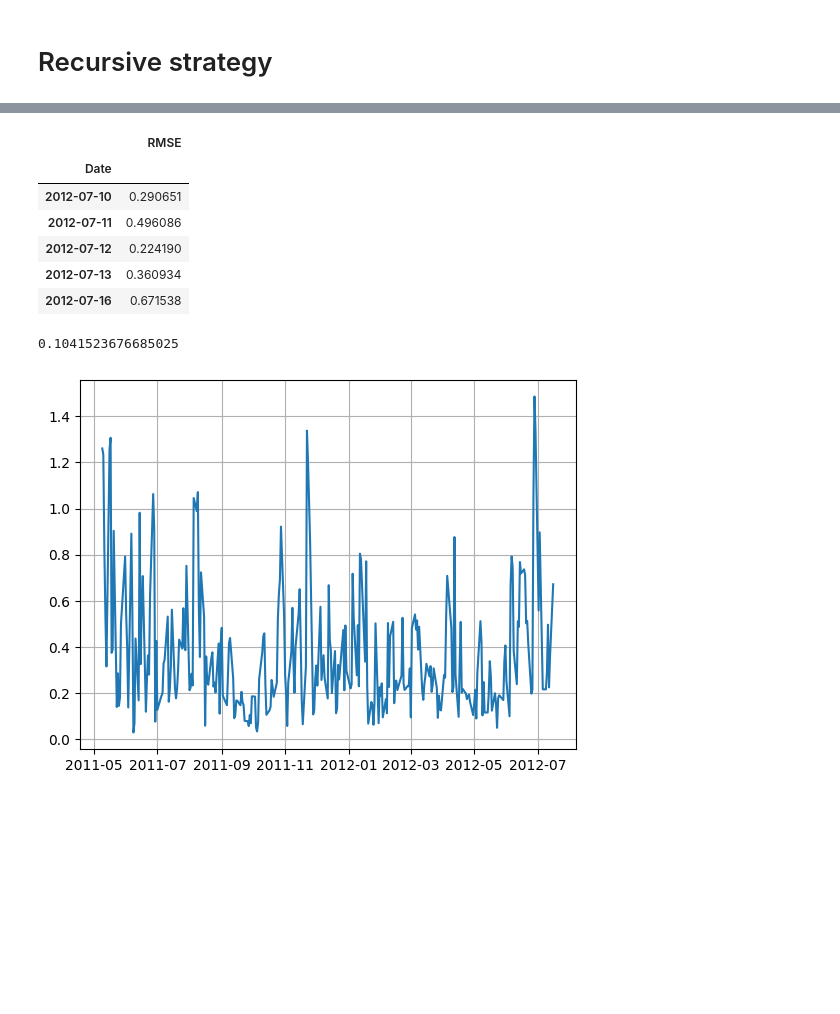
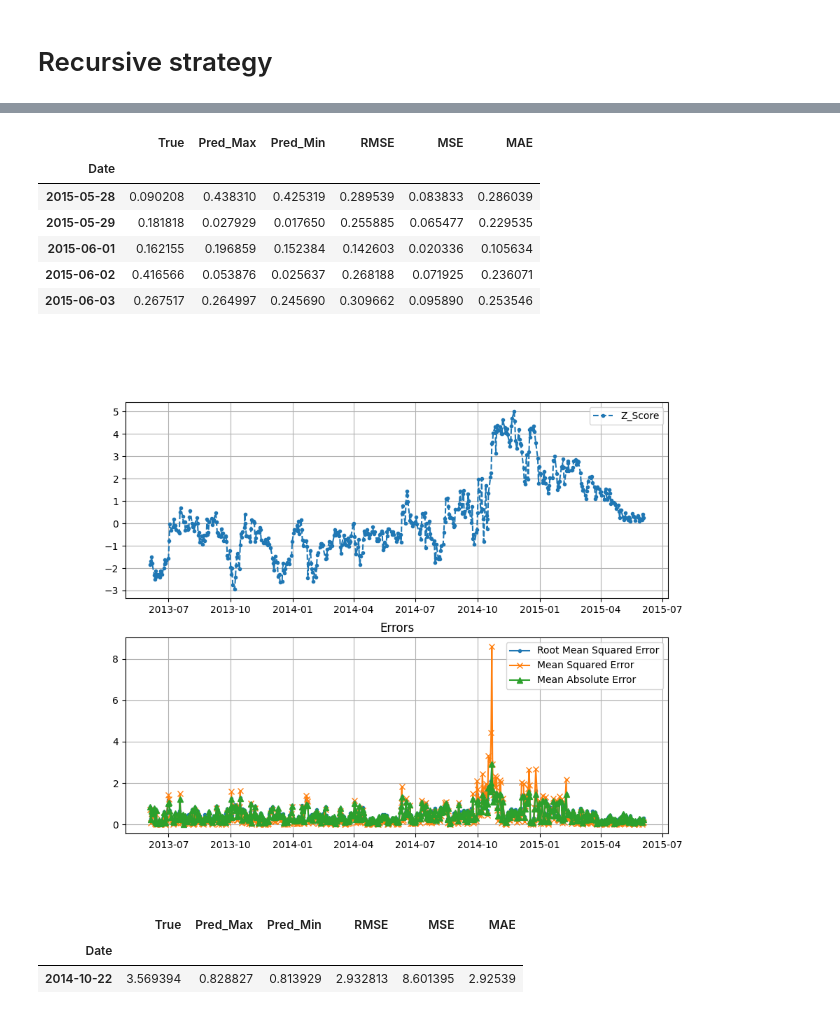
Before and after one commit to always-keep-trying/options_trading, a Jupyter notebook: src/notebooks/predict.ipynb, the cells around one changed output, grey strips where cells are left out. Cells and saved outputs as stored; diff of their text form; code cells hidden in the pictures; blank space fills up the shorter version.

Commit message:
trying DirRec strategy to predict

```diff
--- a/src/notebooks/predict.ipynb
+++ b/src/notebooks/predict.ipynb
@@ -18,8 +30,7 @@ from sklearn.metrics import root_mean_squared_error
 # %%
-plot_ratio = pd.read_csv(os.path.join(os.environ['PYTHONPATH'],'yahoo','data','OVX_VIX_Ratio.csv'),index_col=0)
+plot_ratio = pd.read_csv(os.path.join(os.environ['PYTHONPATH'],'data','OVX_VIX_Ratio.csv'),index_col=0)
 plot_ratio = plot_ratio.set_index('Date')
 plot_ratio.index = pd.to_datetime(plot_ratio.index)
-#plot_ratio = plot_ratio.loc[:,['Z_Score']]
 
 plot_ratio = plot_ratio.loc[~plot_ratio['Z_Score'].isna(),:]
 plot_ratio.index = plot_ratio.index.map(lambda x: pd.to_datetime(x).date())
@@ -39,10 +46,12 @@ plot_ratio.shape
 # %%
-look_back_lag = 30
+look_back_lag = 15
+y_var_name='Z_Score'
 
-data = plot_ratio.loc[:,['Z_Score']]
+
+data = plot_ratio.loc[:,[y_var_name]]
 for i in range(1,look_back_lag+1):
-    data.loc[:,'Lag_'+str(i)] = data[['Z_Score']].shift(i)
-
+    data.loc[:,'Lag_'+str(i)] = data[[y_var_name]].shift(i)
+data = data.dropna(axis=0,how='any')
 data.tail(6).iloc[:,0:10]
 # %% [output]
 |  | Z_Score | Lag_1 | Lag_2 | Lag_3 | Lag_4 | Lag_5 | Lag_6 | Lag_7 | Lag_8 | Lag_9 |
@@ -113,30 +173,51 @@ plt.close()
 # %%
 rmse_df = []
 
-for k,v in recursive_results.items():
-    rmse_df.append([k, root_mean_squared_error(v.Z_Score,v.pred)])
-rmse_df = pd.DataFrame(rmse_df,columns=['Date','RMSE'])
+for k,v in direct_rec_results.items():
+    rmse_df.append([k, v.iloc[0,0],v['pred'].max(),v['pred'].min(),
+                    root_mean_squared_error(v[y_var_name],v.pred),
+                    mean_squared_error(v[y_var_name],v.pred),
+                    mean_absolute_error(v[y_var_name],v.pred)])
+rmse_df = pd.DataFrame(rmse_df,columns=['Date','True','Pred_Max','Pred_Min','RMSE','MSE','MAE'])
 rmse_df = rmse_df.set_index('Date')
 rmse_df.tail()
 # %% [output]
-|  | RMSE |
-| Date |  |
-| 2012-07-10 | 0.290651 |
-| 2012-07-11 | 0.496086 |
-| 2012-07-12 | 0.224190 |
-| 2012-07-13 | 0.360934 |
-| 2012-07-16 | 0.671538 |
+|  | True | Pred_Max | Pred_Min | RMSE | MSE | MAE |
+| Date |  |  |  |  |  |  |
+| 2015-05-28 | 0.090208 | 0.438310 | 0.425319 | 0.289539 | 0.083833 | 0.286039 |
+| 2015-05-29 | 0.181818 | 0.027929 | 0.017650 | 0.255885 | 0.065477 | 0.229535 |
+| 2015-06-01 | 0.162155 | 0.196859 | 0.152384 | 0.142603 | 0.020336 | 0.105634 |
+| 2015-06-02 | 0.416566 | 0.053876 | 0.025637 | 0.268188 | 0.071925 | 0.236071 |
+| 2015-06-03 | 0.267517 | 0.264997 | 0.245690 | 0.309662 | 0.095890 | 0.253546 |
-# %%
-root_mean_squared_error(v.Z_Score,v.pred)
-# %% [output]
-0.1041523676685025
 # %%
-plt.figure()
+plt.figure(figsize=(10,8))
 
+ax = plt.subplot(2,1,1)
 
-plt.plot(rmse_df.index,rmse_df.RMSE)
+ax.plot(rmse_df.index,rmse_df['True'],label=y_var_name,marker='.',ls='--')
 
+# ax.fill_between(rmse_df.index,rmse_df['Pred_Max'], rmse_df['Pred_Min'],
+#                 facecolor='grey',label='Prediction',hatch='x',ec='white',alpha=0.5)
+
+# ax.plot(rmse_df.index,rmse_df['Pred_Max'],label='pred Max',marker='.',ls=':',color='r')
+# ax.plot(rmse_df.index,rmse_df['Pred_Min'],label='pred min',marker='.',ls=':',color='r')
+plt.legend()
+plt.grid()
+
+ax2 = plt.subplot(2,1,2)
+ax2.plot(rmse_df.index,rmse_df.RMSE,label='Root Mean Squared Error',marker='.')
+ax2.plot(rmse_df.index,rmse_df.MSE,label='Mean Squared Error',marker='x')
+ax2.plot(rmse_df.index,rmse_df.MAE,label='Mean Absolute Error',marker='^')
+plt.title('Errors')
+
+plt.legend()
 plt.grid()
 plt.show()
 # %% [output]
-[figure, old version]
+[figure, new version]
+# %%
+rmse_df.loc[rmse_df.MSE == rmse_df.MSE.max(),:]
+# %% [output]
+|  | True | Pred_Max | Pred_Min | RMSE | MSE | MAE |
+| Date |  |  |  |  |  |  |
+| 2014-10-22 | 3.569394 | 0.828827 | 0.813929 | 2.932813 | 8.601395 | 2.92539 |
```
Also changed, not shown: parts of 14 cells of this notebook, 1 other file.
